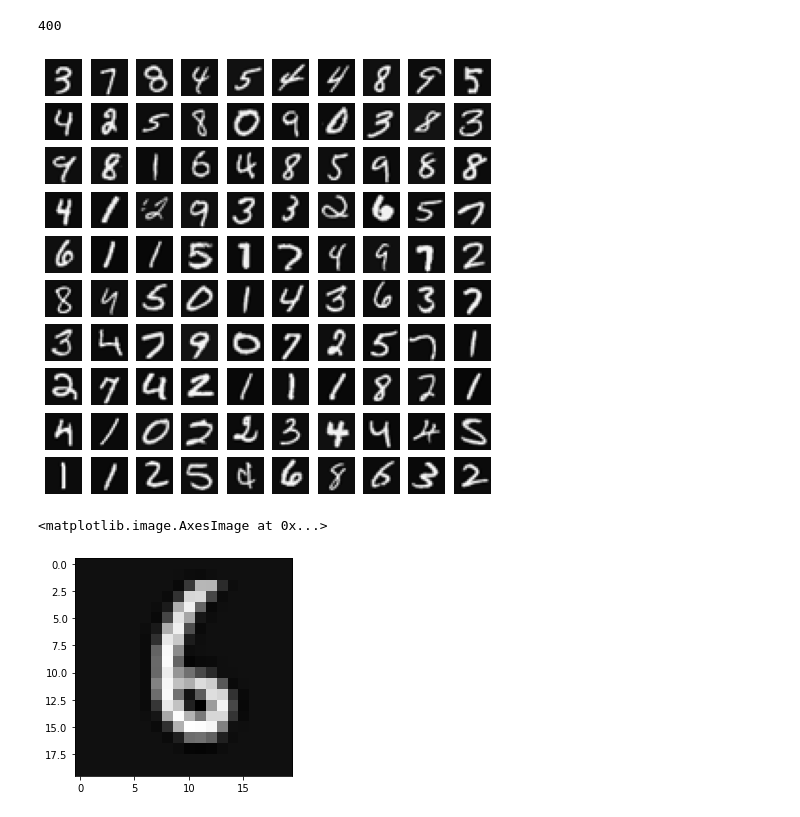
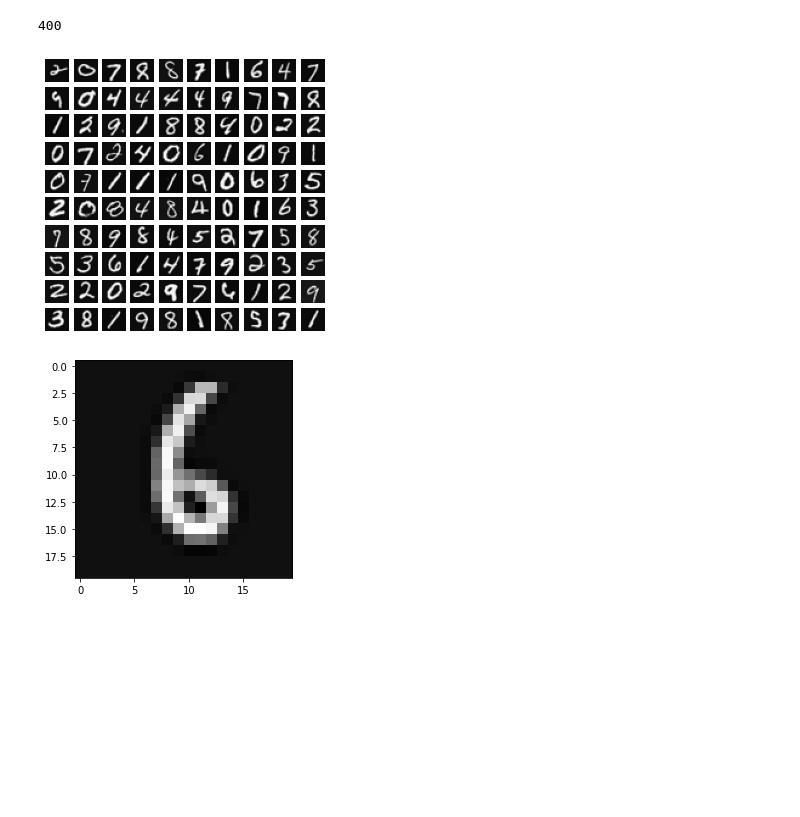
Before and after one commit to missEnergy/ml_course, a Jupyter notebook: machine-learning-ex4/ex4/neural_network-2.ipynb, the cells around one changed output. Cells and saved outputs as stored; diff of their text form; code cells hidden in the pictures; blank space fills up the shorter version.

```diff
--- a/machine-learning-ex4/ex4/neural_network-2.ipynb
+++ b/machine-learning-ex4/ex4/neural_network-2.ipynb
@@ -22,17 +40,22 @@ len(X[0])
 400
 # %%
 # https://towardsdatascience.com/andrew-ngs-machine-learning-course-in-python-neural-networks-e526b41fdcd9
+import matplotlib.pyplot as plt
 
-import matplotlib.pyplot as plt
-fig, axis = plt.subplots(10,10,figsize=(8,8))
-for i in range(10):
-    for j in range(10):
-        axis[i,j].imshow(X[np.random.randint(0,5001),:].reshape(20,20,order="F"), cmap="gray") #reshape back to 20 pixel by 20 pixel
-        axis[i,j].axis("off")
+def plot_100_digits():
+    fig, axis = plt.subplots(10,10,figsize=(5,5))
+    for i in range(10):
+        for j in range(10):
+            axis[i,j].imshow(X[np.random.randint(0,5001),:].reshape(20,20,order="F"), cmap="gray") #reshape back to 20 pixel by 20 pixel
+            axis[i,j].axis("off")
+
+plot_100_digits()
 # %% [output]
-[figure, old version]
+[figure, new version]
 # %%
-plt.imshow(X[3092].reshape(20,20,order="F"), cmap="gray")
+def plot_digit(index):
+    plt.imshow(X[index].reshape(20,20,order="F"), cmap="gray")
+
+plot_digit(3092)
 # %% [output]
-<matplotlib.image.AxesImage at 0x...>
 [figure]
```
Also changed, not shown: parts of 39 cells of this notebook, 42 other files.
